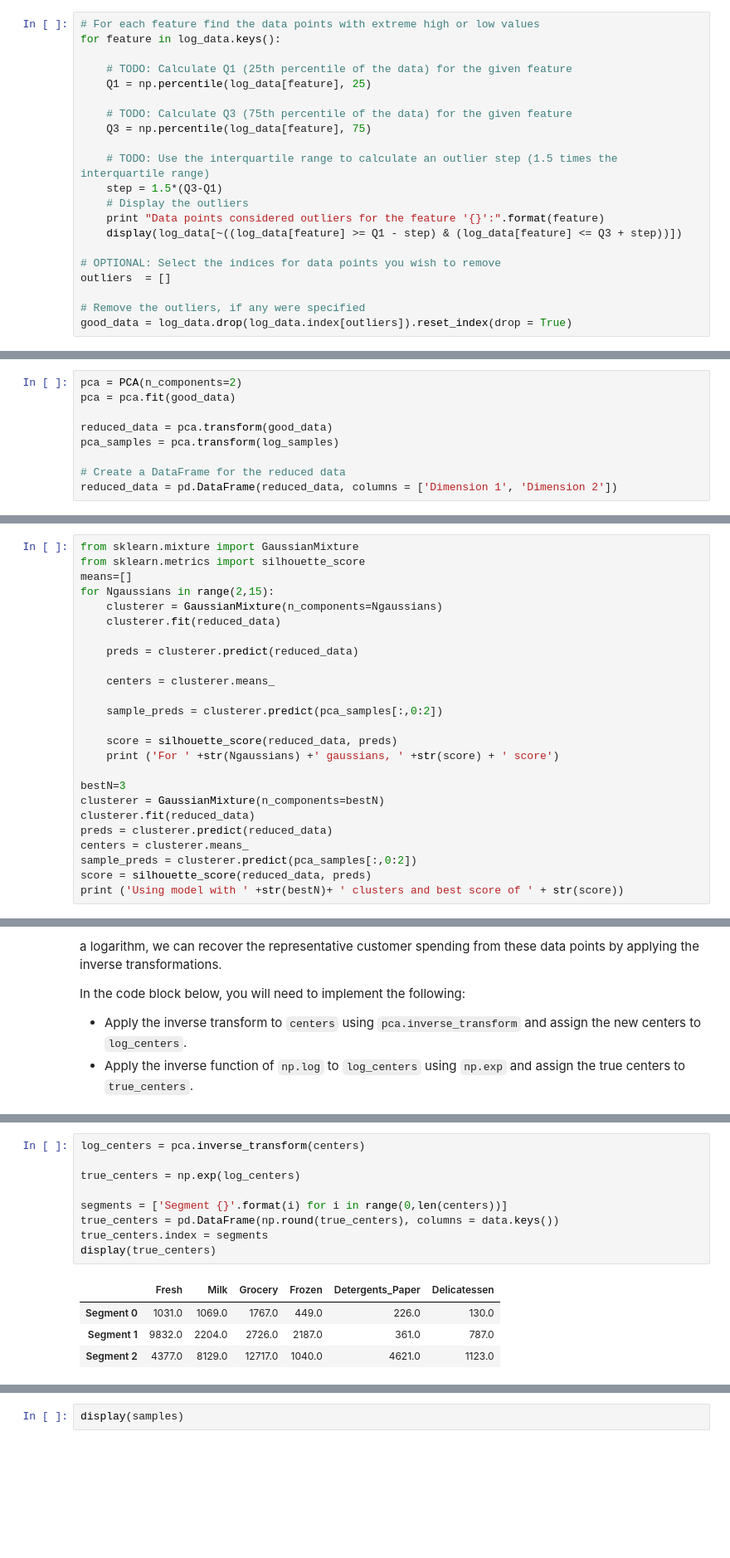
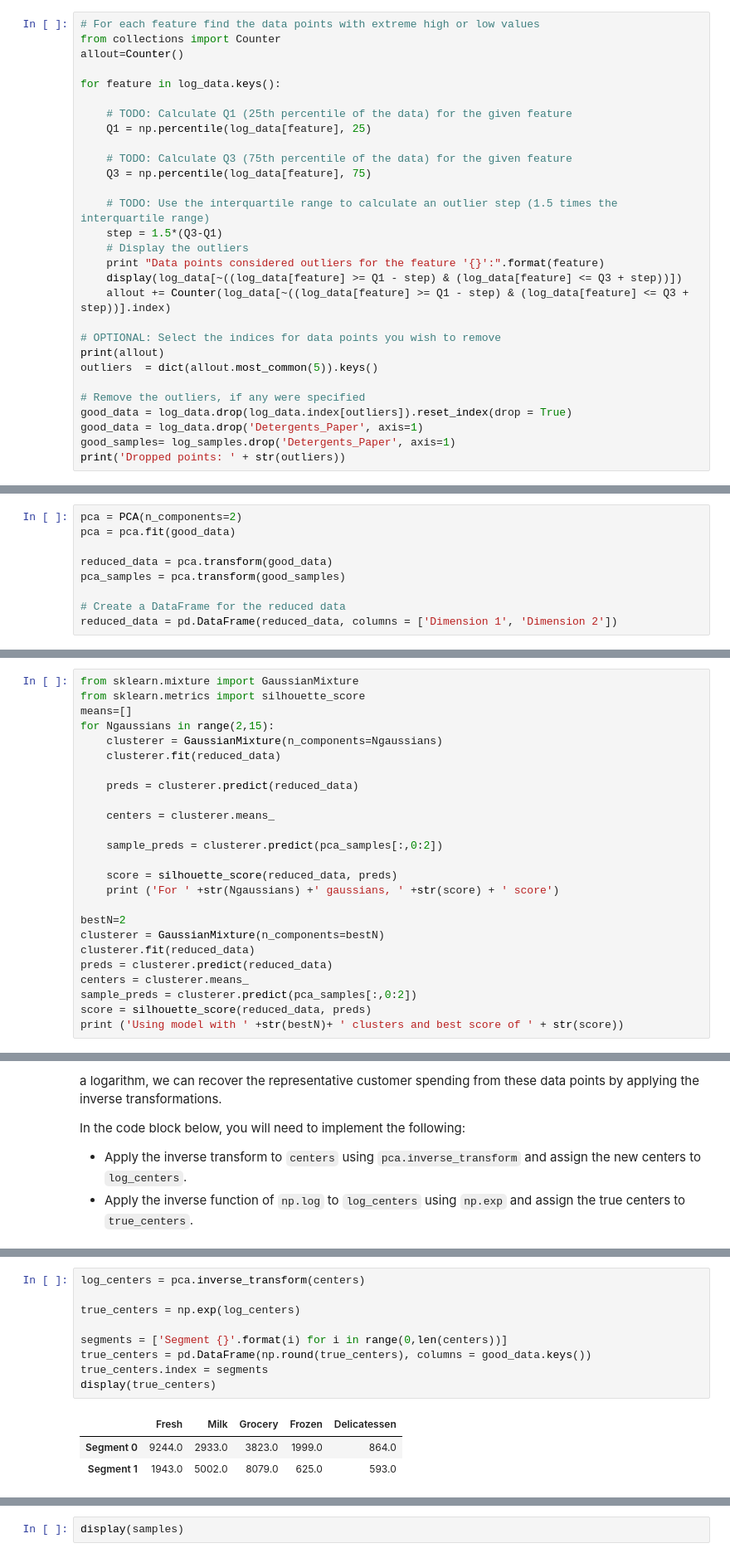
Before and after one commit to EstevaoUyra/udacity_projects, a Jupyter notebook: customer_segments/customer_segments.ipynb, the cells around one changed output, grey strips where cells are left out. Shown at 83% size. Saved outputs shown, nothing was run; the diff lists cells and outputs as text; blank space fills up the shorter version.

Commit message:
Add second submit of customer_segments project

```diff
--- a/customer_segments/customer_segments.ipynb
+++ b/customer_segments/customer_segments.ipynb
@@ -177,6 +179,9 @@ In the code block below, you will need to implement the following:
 Once you have performed this implementation, the dataset will be stored in the variable `good_data`.
 # %%
 # For each feature find the data points with extreme high or low values
+from collections import Counter
+allout=Counter()
+
 for feature in log_data.keys():
 
     # TODO: Calculate Q1 (25th percentile of the data) for the given feature
@@ -190,12 +195,17 @@ for feature in log_data.keys():
     # Display the outliers
     print "Data points considered outliers for the feature '{}':".format(feature)
     display(log_data[~((log_data[feature] >= Q1 - step) & (log_data[feature] <= Q3 + step))])
+    allout += Counter(log_data[~((log_data[feature] >= Q1 - step) & (log_data[feature] <= Q3 + step))].index)
 
 # OPTIONAL: Select the indices for data points you wish to remove
-outliers  = []
+print(allout)
+outliers  = dict(allout.most_common(5)).keys()
 
 # Remove the outliers, if any were specified
 good_data = log_data.drop(log_data.index[outliers]).reset_index(drop = True)
+good_data = log_data.drop('Detergents_Paper', axis=1)
+good_samples= log_samples.drop('Detergents_Paper', axis=1)
+print('Dropped points: ' + str(outliers))
 # %% [output]
 Data points considered outliers for the feature 'Fresh':
 |  | Fresh | Milk | Grocery | Frozen | Detergents_Paper | Delicatessen |
@@ -317,7 +329,7 @@ pca = PCA(n_components=2)
 pca = pca.fit(good_data)
 
 reduced_data = pca.transform(good_data)
-pca_samples = pca.transform(log_samples)
+pca_samples = pca.transform(good_samples)
 
 # Create a DataFrame for the reduced data
 reduced_data = pd.DataFrame(reduced_data, columns = ['Dimension 1', 'Dimension 2'])
@@ -386,7 +399,7 @@ for Ngaussians in range(2,15):
     score = silhouette_score(reduced_data, preds)
     print ('For ' +str(Ngaussians) +' gaussians, ' +str(score) + ' score')
 
-bestN=3
+bestN=2
 clusterer = GaussianMixture(n_components=bestN)
 clusterer.fit(reduced_data)
 preds = clusterer.predict(reduced_data)
@@ -456,17 +467,16 @@ array([[  1031.40343126,   1068.52470237,   1767.3314367 ,    448.71803414,
 # %%
 log_centers = pca.inverse_transform(centers)
 
 true_centers = np.exp(log_centers)
 
 segments = ['Segment {}'.format(i) for i in range(0,len(centers))]
-true_centers = pd.DataFrame(np.round(true_centers), columns = data.keys())
+true_centers = pd.DataFrame(np.round(true_centers), columns = good_data.keys())
 true_centers.index = segments
 display(true_centers)
 # %% [output]
-|  | Fresh | Milk | Grocery | Frozen | Detergents_Paper | Delicatessen |
-| Segment 0 | 1031.0 | 1069.0 | 1767.0 | 449.0 | 226.0 | 130.0 |
-| Segment 1 | 9832.0 | 2204.0 | 2726.0 | 2187.0 | 361.0 | 787.0 |
-| Segment 2 | 4377.0 | 8129.0 | 12717.0 | 1040.0 | 4621.0 | 1123.0 |
+|  | Fresh | Milk | Grocery | Frozen | Delicatessen |
+| Segment 0 | 9244.0 | 2933.0 | 3823.0 | 1999.0 | 864.0 |
+| Segment 1 | 1943.0 | 5002.0 | 8079.0 | 625.0 | 593.0 |
 # %% [markdown]
 ### Question 8
 Consider the total purchase cost of each product category for the representative data points above, and reference the statistical description of the dataset at the beginning of this project. *What set of establishments could each of the customer segments represent?*
```
Also changed, not shown: parts of 22 cells of this notebook, 1 other file.
